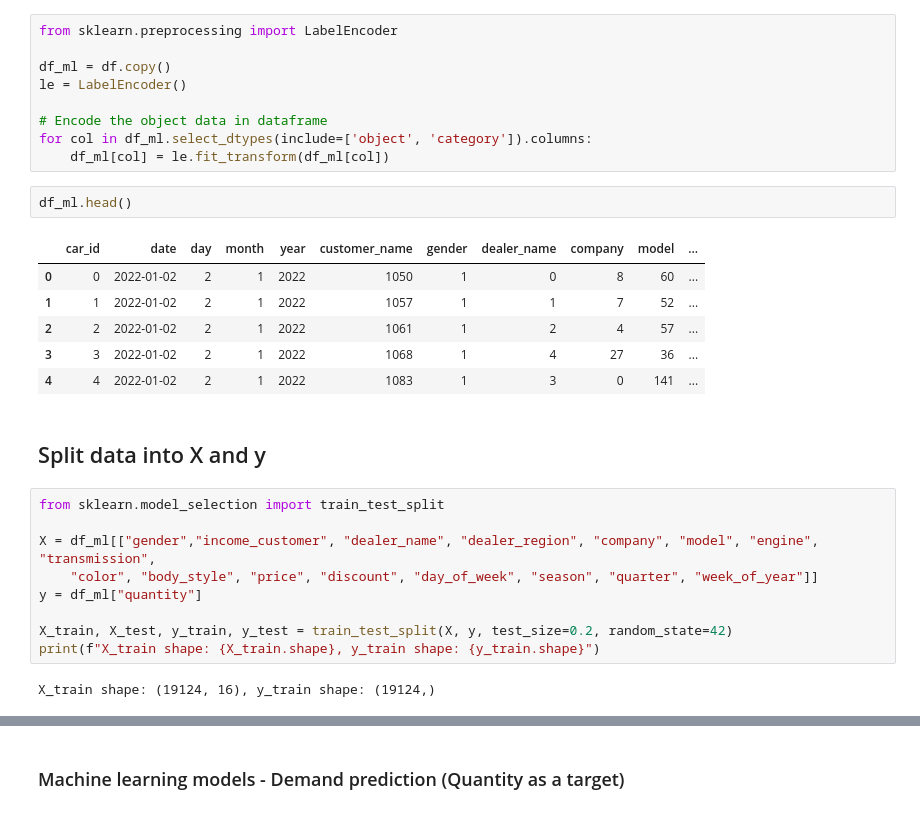
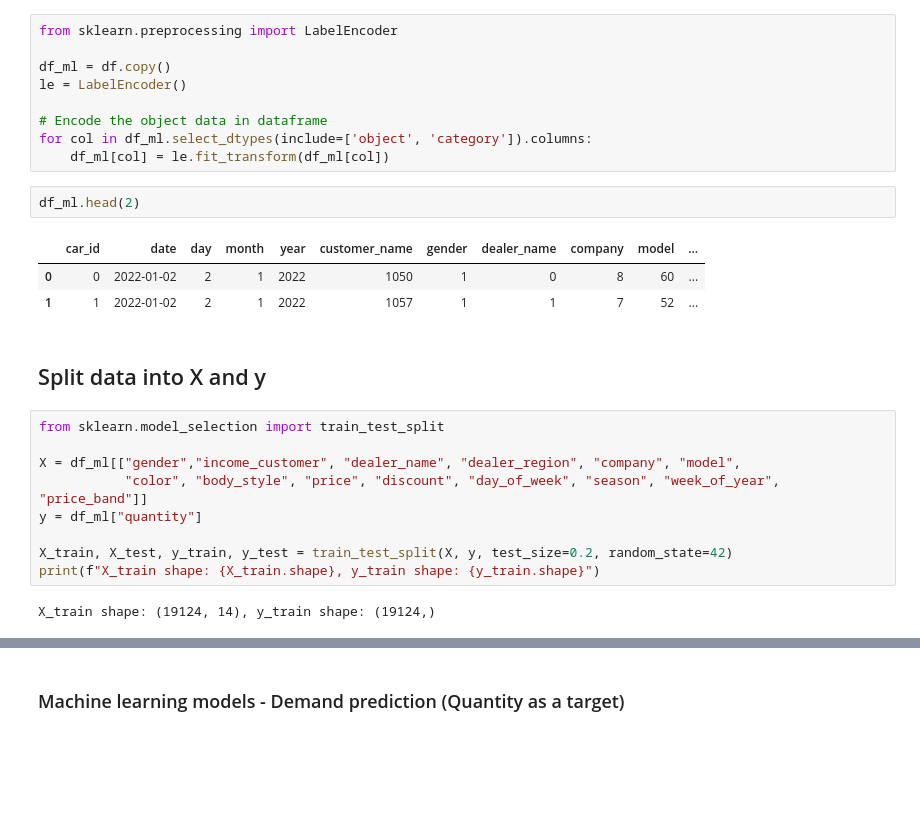
Before and after one commit to Mipjeiger/Car-sales-analytics-engineering, a Jupyter notebook: development/data_science/01_quantity_prediction.ipynb, the cells around one changed output, grey strips where cells are left out. Cells and saved outputs as stored; diff of their text form; blank space fills up the shorter version.

```diff
--- a/development/data_science/01_quantity_prediction.ipynb
+++ b/development/data_science/01_quantity_prediction.ipynb
@@ -115,27 +110,24 @@ le = LabelEncoder()
 for col in df_ml.select_dtypes(include=['object', 'category']).columns:
     df_ml[col] = le.fit_transform(df_ml[col])
 # %%
-df_ml.head()
+df_ml.head(2)
 # %% [output]
 |  | car_id | date | day | month | year | customer_name | gender | dealer_name | company | model | ... |
 | 0 | 0 | 2022-01-02 | 2 | 1 | 2022 | 1050 | 1 | 0 | 8 | 60 | ... |
 | 1 | 1 | 2022-01-02 | 2 | 1 | 2022 | 1057 | 1 | 1 | 7 | 52 | ... |
-| 2 | 2 | 2022-01-02 | 2 | 1 | 2022 | 1061 | 1 | 2 | 4 | 57 | ... |
-| 3 | 3 | 2022-01-02 | 2 | 1 | 2022 | 1068 | 1 | 4 | 27 | 36 | ... |
-| 4 | 4 | 2022-01-02 | 2 | 1 | 2022 | 1083 | 1 | 3 | 0 | 141 | ... |
 # %% [markdown]
 ## Split data into X and y
 # %%
 from sklearn.model_selection import train_test_split
 
-X = df_ml[["gender","income_customer", "dealer_name", "dealer_region", "company", "model", "engine", "transmission",
-    "color", "body_style", "price", "discount", "day_of_week", "season", "quarter", "week_of_year"]]
+X = df_ml[["gender","income_customer", "dealer_name", "dealer_region", "company", "model",
+           "color", "body_style", "price", "discount", "day_of_week", "season", "week_of_year", "price_band"]]
 y = df_ml["quantity"]
 
 X_train, X_test, y_train, y_test = train_test_split(X, y, test_size=0.2, random_state=42)
 print(f"X_train shape: {X_train.shape}, y_train shape: {y_train.shape}")
 # %% [output]
-X_train shape: (19124, 16), y_train shape: (19124,)
+X_train shape: (19124, 14), y_train shape: (19124,)
 # %%
 X_train.head(2)
 # %% [output]
```
Also changed, not shown: parts of 4 cells of this notebook.
